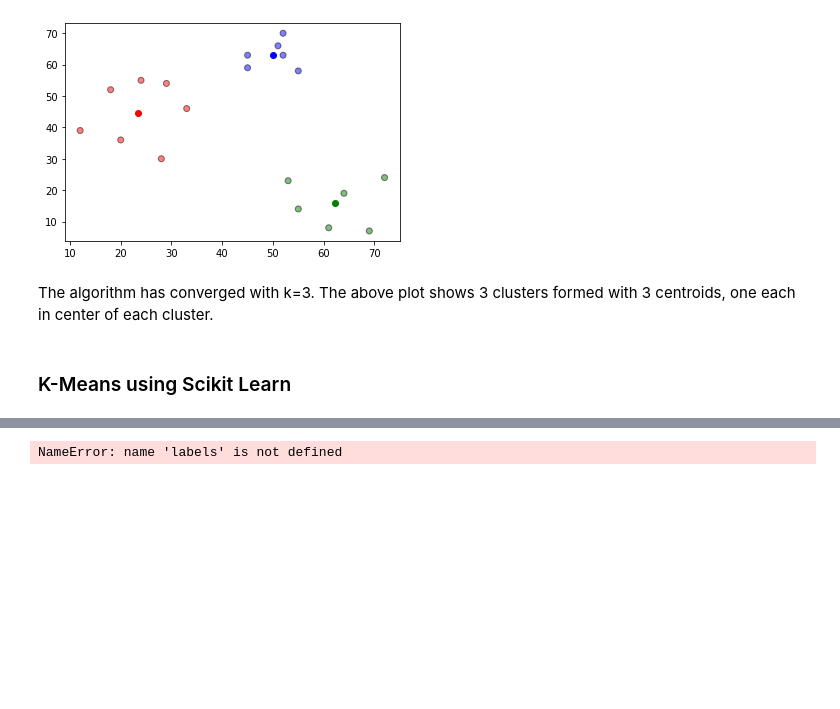
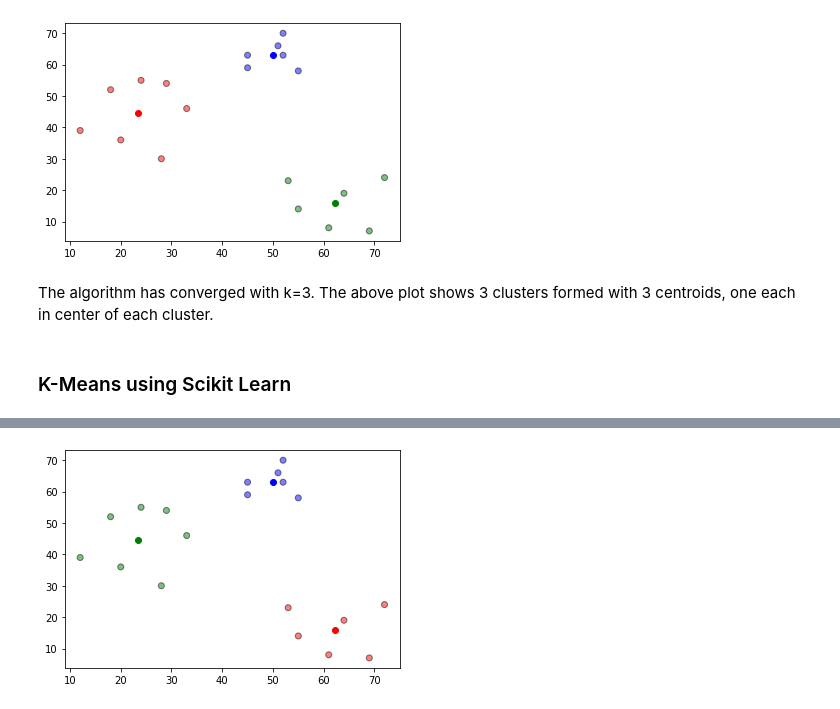
Before and after one commit to esharma3/machine_learning_using_base_python, a Jupyter notebook: k_means/K-Means_Python_Implementation.ipynb, the cells around one changed output, grey strips where cells are left out. Saved outputs shown, nothing was run; the diff lists cells and outputs as text; code cells hidden in the pictures; blank space fills up the shorter version.

```diff
--- a/k_means/K-Means_Python_Implementation.ipynb
+++ b/k_means/K-Means_Python_Implementation.ipynb
@@ -179,8 +179,8 @@ NameError: name 'kmeans' is not defined
 # %%
-colors = map(lambda x: colmap[x+1], labels)
+colors = list(map(lambda x: colmap[x+1], labels))
 
 plt.scatter(df['x'], df['y'], color=colors, alpha=0.5, edgecolor='k')
 for idx, centroid in enumerate(centroids):
     plt.scatter(*centroid, color=colmap[idx+1])
 # %% [output]
-NameError: name 'labels' is not defined
+[figure, added]
```
Also changed, not shown: parts of 2 cells of this notebook.
